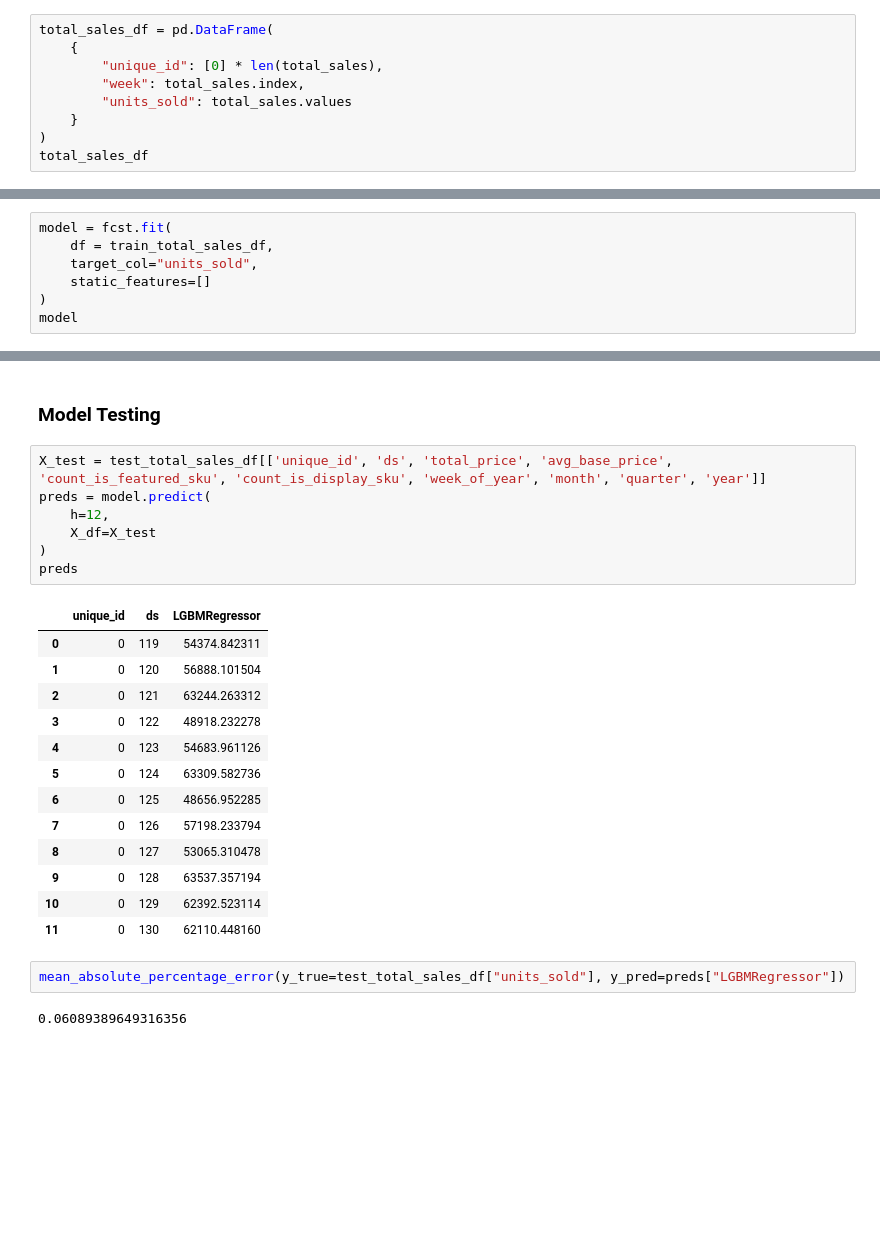
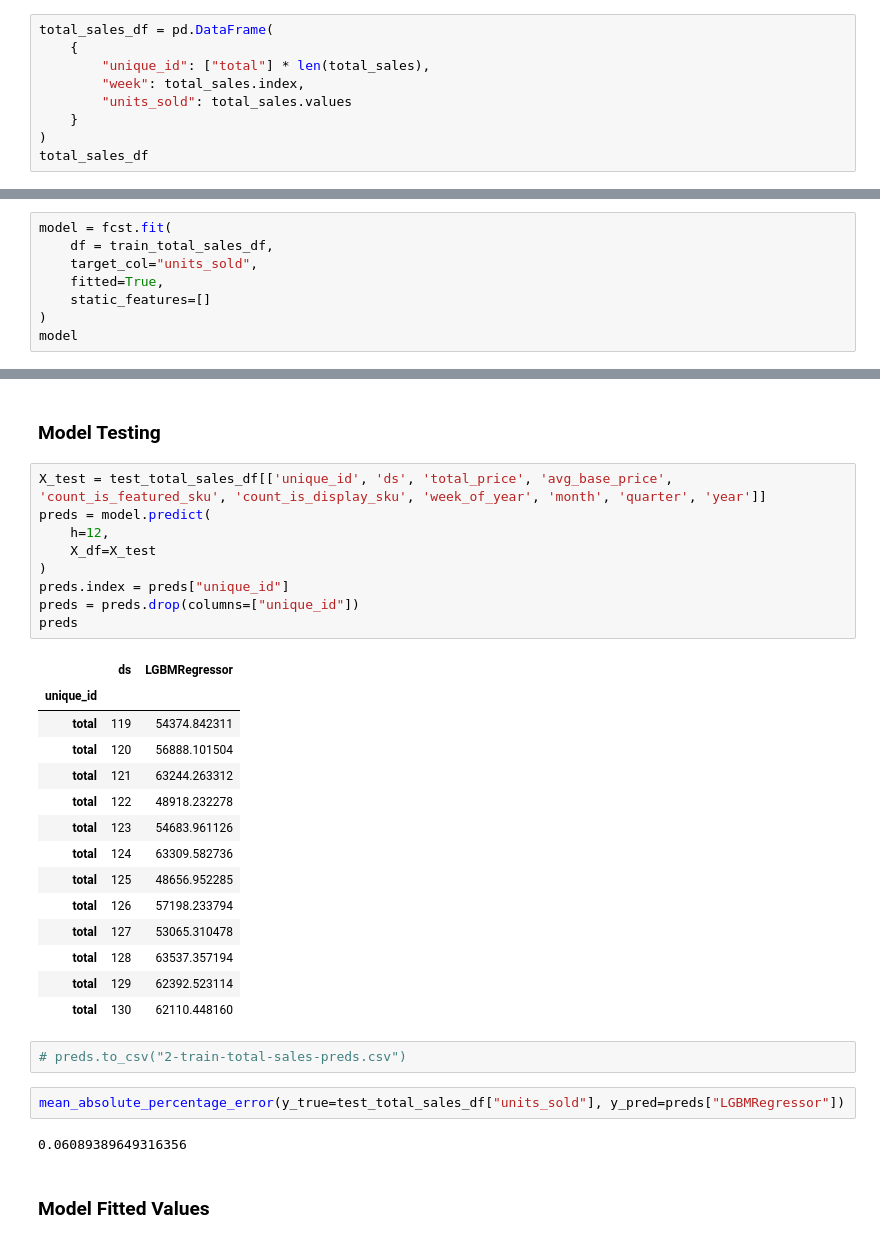
Before and after one commit to slouie88/Demand-Forecasting, a Jupyter notebook: 2-Train/2-train-total-sales.ipynb, the cells around one changed output, grey strips where cells are left out. Saved outputs shown, nothing was run; the diff lists cells and outputs as text; blank space fills up the shorter version.

```diff
--- a/2-Train/1-train-total-sales.ipynb
+++ b/2-Train/2-train-total-sales.ipynb
@@ -116,7 +116,7 @@ Name: units_sold, Length: 130, dtype: int64
 # %%
 total_sales_df = pd.DataFrame(
     {
-        "unique_id": [0] * len(total_sales),
+        "unique_id": ["total"] * len(total_sales),
         "week": total_sales.index,
         "units_sold": total_sales.values
     }
@@ -356,6 +356,7 @@ dtype: float64
 model = fcst.fit(
     df = train_total_sales_df,
     target_col="units_sold",
+    fitted=True,
     static_features=[]
 )
 model
@@ -383,25 +384,32 @@ MLForecast(models=[LGBMRegressor], freq=1, lag_features=['lag1'], date_features=
 # %%
 X_test = test_total_sales_df[['unique_id', 'ds', 'total_price', 'avg_base_price', 'count_is_featured_sku', 'count_is_display_sku', 'week_of_year', 'month', 'quarter', 'year']]
 preds = model.predict(
     h=12,
     X_df=X_test
 )
+preds.index = preds["unique_id"]
+preds = preds.drop(columns=["unique_id"])
 preds
 # %% [output]
-|  | unique_id | ds | LGBMRegressor |
-| 0 | 0 | 119 | 54374.842311 |
-| 1 | 0 | 120 | 56888.101504 |
-| 2 | 0 | 121 | 63244.263312 |
-| 3 | 0 | 122 | 48918.232278 |
-| 4 | 0 | 123 | 54683.961126 |
-| 5 | 0 | 124 | 63309.582736 |
-| 6 | 0 | 125 | 48656.952285 |
-| 7 | 0 | 126 | 57198.233794 |
-| 8 | 0 | 127 | 53065.310478 |
-| 9 | 0 | 128 | 63537.357194 |
-| 10 | 0 | 129 | 62392.523114 |
-| 11 | 0 | 130 | 62110.448160 |
+|  | ds | LGBMRegressor |
+| unique_id |  |  |
+| total | 119 | 54374.842311 |
+| total | 120 | 56888.101504 |
+| total | 121 | 63244.263312 |
+| total | 122 | 48918.232278 |
+| total | 123 | 54683.961126 |
+| total | 124 | 63309.582736 |
+| total | 125 | 48656.952285 |
+| total | 126 | 57198.233794 |
+| total | 127 | 53065.310478 |
+| total | 128 | 63537.357194 |
+| total | 129 | 62392.523114 |
+| total | 130 | 62110.448160 |
+# %%
+# preds.to_csv("2-train-total-sales-preds.csv")
 # %%
 mean_absolute_percentage_error(y_true=test_total_sales_df["units_sold"], y_pred=preds["LGBMRegressor"])
 # %% [output]
 0.06089389649316356
+# %% [markdown]
+### Model Fitted Values
```
Also changed, not shown: parts of 11 cells of this notebook.
